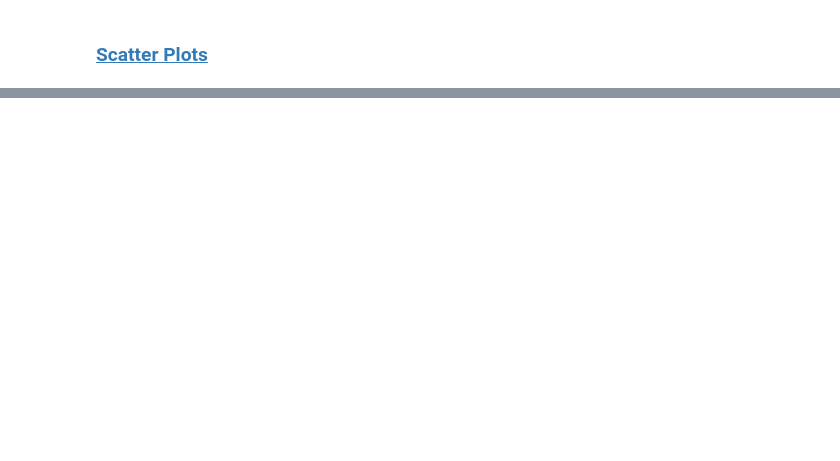
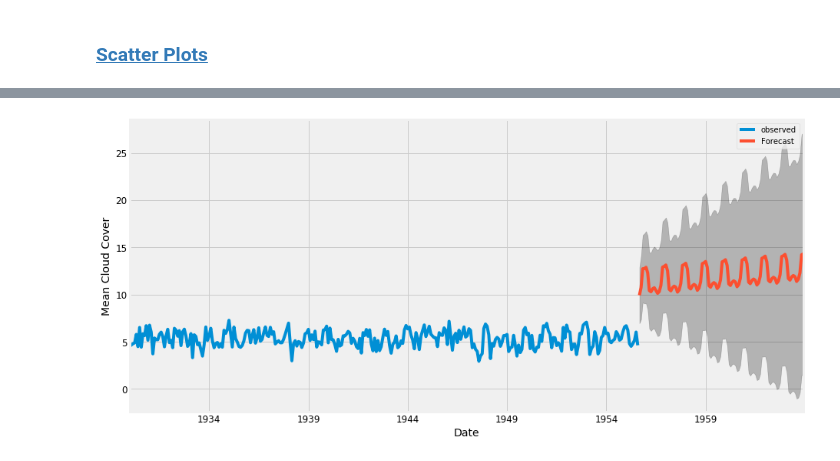
Before and after one commit to jth1911/DS6372, a Jupyter notebook: germany_weather_eda.ipynb, the cells around one changed output, grey strips where cells are left out. Cells and saved outputs as stored; diff of their text form; code cells hidden in the pictures; blank space fills up the shorter version.

```diff
--- a/germany_weather_eda.ipynb
+++ b/germany_weather_eda.ipynb
@@ -563,0 +471,6 @@ y = df.iloc[:,4].values
+# %%
+df = df_pre.set_index('Date')
+df.index
+# %%
+# Use average cloud cover per day
+y = df['MeanCloudCover'].resample('MS').mean()
@@ -563,0 +489,6 @@ y = df.iloc[:,4].values
+# %%
+from pylab import rcParams
+rcParams['figure.figsize'] = 18, 8
+decomposition = sm.tsa.seasonal_decompose(y, model='additive')
+fig = decomposition.plot()
+plt.show()
@@ -563,0 +522,9 @@ y = df.iloc[:,4].values
+# %%
+# Fitting the model
+mod = sm.tsa.statespace.SARIMAX(y,
+                                order=(1, 1, 1),
+                                seasonal_order=(1, 1, 1, 12),
+                                enforce_stationarity=False,
+                                enforce_invertibility=False)
+results = mod.fit()
+print(results.summary().tables[1])
@@ -563,0 +559,14 @@ y = df.iloc[:,4].values
+# %%
+pred_uc = results.get_forecast(steps=100)
+pred_ci = pred_uc.conf_int()
+ax = y.plot(label='observed', figsize=(14, 7))
+pred_uc.predicted_mean.plot(ax=ax, label='Forecast')
+ax.fill_between(pred_ci.index,
+                pred_ci.iloc[:, 0],
+                pred_ci.iloc[:, 1], color='k', alpha=.25)
+ax.set_xlabel('Date')
+ax.set_ylabel('Mean Cloud Cover')
+plt.legend()
+plt.show()
+# %% [output]
+[figure, added]
```
Also changed, not shown: parts of 65 cells of this notebook.
